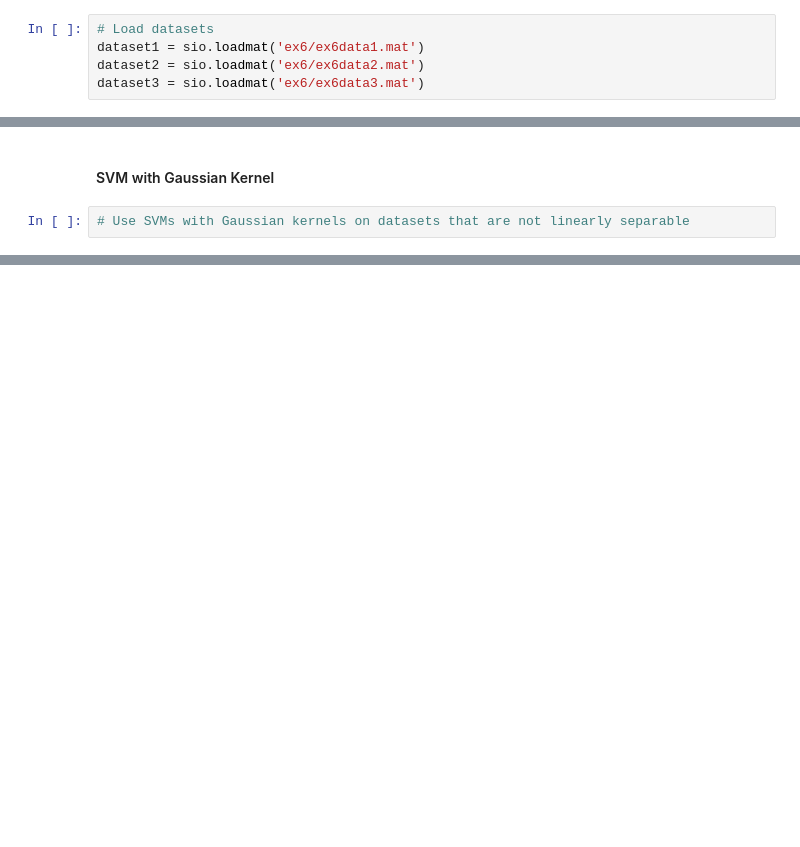
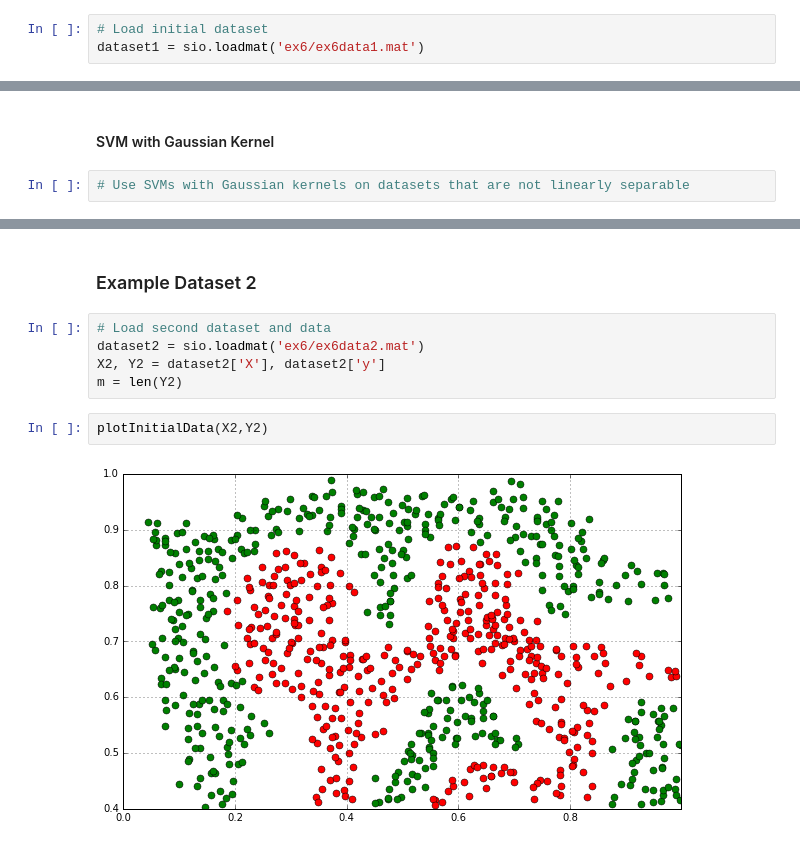
Before and after one commit to biroc/ml-coursera, a Jupyter notebook: Support Vector Machines/ex6sol.ipynb, the cells around one changed output, grey strips where cells are left out. Drawn from its saved outputs; the diff is of its cells as text; blank space fills up the shorter version.

Commit message:
Fixes + training on second dataset

```diff
--- a/Support Vector Machines/ex6sol.ipynb
+++ b/Support Vector Machines/ex6sol.ipynb
@@ -4,10 +4,8 @@ import numpy as np
 import scipy.io as sio
 import matplotlib.pyplot as plt
 # %%
-# Load datasets
+# Load initial dataset
 dataset1 = sio.loadmat('ex6/ex6data1.mat')
-dataset2 = sio.loadmat('ex6/ex6data2.mat')
-dataset3 = sio.loadmat('ex6/ex6data3.mat')
 # %%
 # Extract data
 X1 = dataset1['X']
@@ -87,3 +85,14 @@ sim = gaussianKernel(x1,x2,sigma)
 print sim
 # %% [output]
 0.324652467358
+# %% [markdown]
+### Example Dataset 2
+# %%
+# Load second dataset and data
+dataset2 = sio.loadmat('ex6/ex6data2.mat')
+X2, Y2 = dataset2['X'], dataset2['y']
+m = len(Y2)
+# %%
+plotInitialData(X2,Y2)
+# %% [output]
+[figure, added]
```
Also changed, not shown: parts of 4 cells of this notebook.
